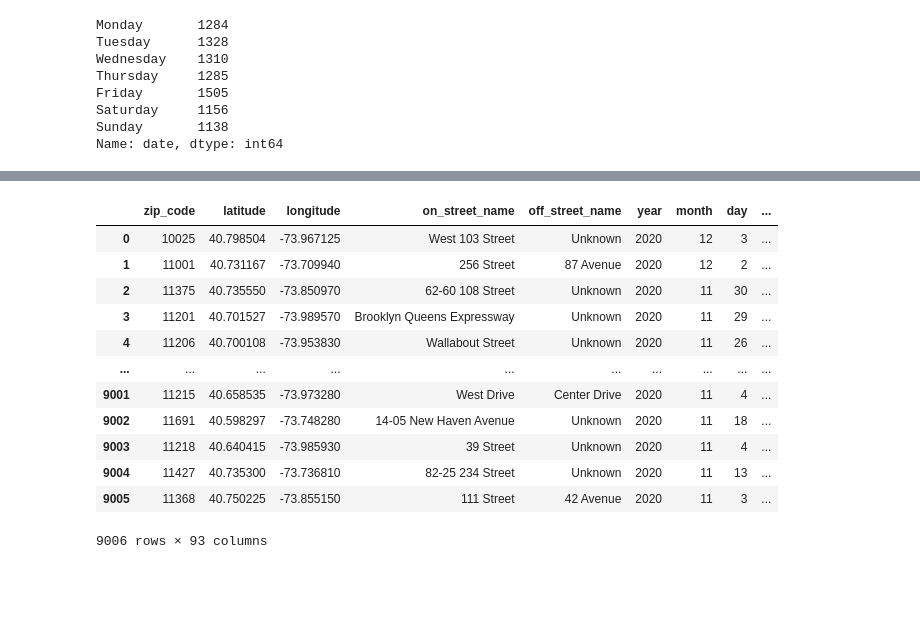
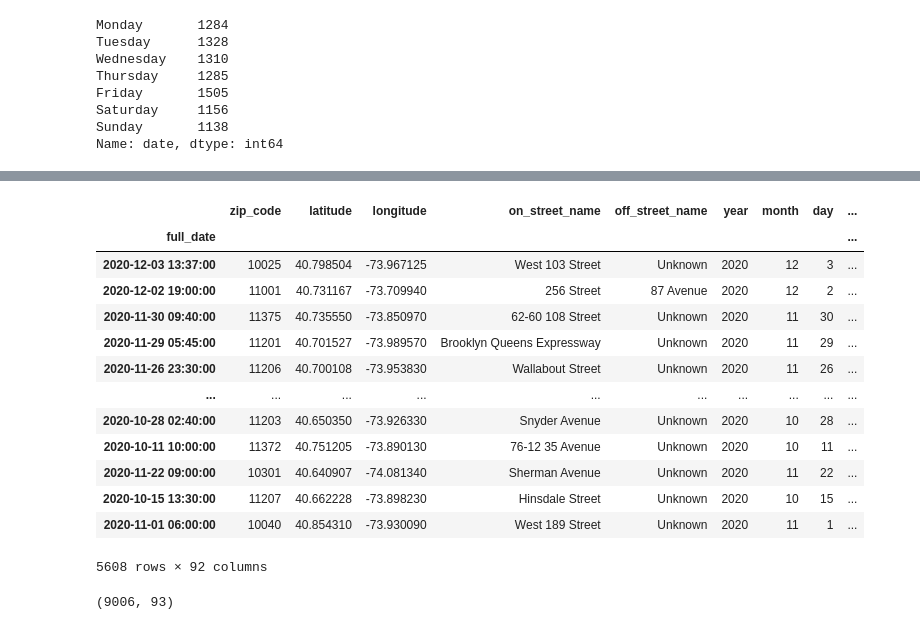
Before and after one commit to jcoumont/nyc-navigation, a Jupyter notebook: nyc.ipynb, the cells around one changed output, grey strips where cells are left out. Drawn from its saved outputs; the diff is of its cells as text; code cells hidden in the pictures; blank space fills up the shorter version.

```diff
--- a/nyc.ipynb
+++ b/nyc.ipynb
@@ -109,5 +82,9 @@ Friday       1505
 Saturday     1156
 Sunday       1138
 Name: date, dtype: int64
+# %%
+df['total_injured'] = df['persons_injured'] + df['pedestrians_injured'] + df['cyclist_injured'] + df['motorist_injured']
+df['total_killed'] = df['persons_killed'] + df['pedestrians_killed'] + df['cyclist_killed'] + df['motorist_killed']
+df['accidents'] = np.repeat(1, df.shape[0])
 # %%
-fd['full_date'] = pd.to_datetime(fd['date'].astype(str)+' '+fd['time'].astype(str))
+df['full_date'] = pd.to_datetime(df['date'].astype(str)+' '+df['time'].astype(str))
@@ -131,18 +91,26 @@ fd.set_index('full_date')
+# %%
+g = df.copy()
+g = g.set_index('full_date')
 # %%
-g = fd.groupby(['on_street_name',pd.Grouper(key = 'full_date', freq='60min')])
+g = g.groupby([pd.Grouper(freq='H'), 'hour'])
 # %%
-g.head(10)
+g.head(5)
 # %% [output]
 |  | zip_code | latitude | longitude | on_street_name | off_street_name | year | month | day | ... |
-| 0 | 10025 | 40.798504 | -73.967125 | West 103 Street | Unknown | 2020 | 12 | 3 | ... |
-| 1 | 11001 | 40.731167 | -73.709940 | 256 Street | 87 Avenue | 2020 | 12 | 2 | ... |
-| 2 | 11375 | 40.735550 | -73.850970 | 62-60 108 Street | Unknown | 2020 | 11 | 30 | ... |
-| 3 | 11201 | 40.701527 | -73.989570 | Brooklyn Queens Expressway | Unknown | 2020 | 11 | 29 | ... |
-| 4 | 11206 | 40.700108 | -73.953830 | Wallabout Street | Unknown | 2020 | 11 | 26 | ... |
+| full_date |  |  |  |  |  |  |  |  | ... |
+| 2020-12-03 13:37:00 | 10025 | 40.798504 | -73.967125 | West 103 Street | Unknown | 2020 | 12 | 3 | ... |
+| 2020-12-02 19:00:00 | 11001 | 40.731167 | -73.709940 | 256 Street | 87 Avenue | 2020 | 12 | 2 | ... |
+| 2020-11-30 09:40:00 | 11375 | 40.735550 | -73.850970 | 62-60 108 Street | Unknown | 2020 | 11 | 30 | ... |
+| 2020-11-29 05:45:00 | 11201 | 40.701527 | -73.989570 | Brooklyn Queens Expressway | Unknown | 2020 | 11 | 29 | ... |
+| 2020-11-26 23:30:00 | 11206 | 40.700108 | -73.953830 | Wallabout Street | Unknown | 2020 | 11 | 26 | ... |
 | ... | ... | ... | ... | ... | ... | ... | ... | ... | ... |
-| 9001 | 11215 | 40.658535 | -73.973280 | West Drive | Center Drive | 2020 | 11 | 4 | ... |
-| 9002 | 11691 | 40.598297 | -73.748280 | 14-05 New Haven Avenue | Unknown | 2020 | 11 | 18 | ... |
-| 9003 | 11218 | 40.640415 | -73.985930 | 39 Street | Unknown | 2020 | 11 | 4 | ... |
-| 9004 | 11427 | 40.735300 | -73.736810 | 82-25 234 Street | Unknown | 2020 | 11 | 13 | ... |
-| 9005 | 11368 | 40.750225 | -73.855150 | 111 Street | 42 Avenue | 2020 | 11 | 3 | ... |
+| 2020-10-28 02:40:00 | 11203 | 40.650350 | -73.926330 | Snyder Avenue | Unknown | 2020 | 10 | 28 | ... |
+| 2020-10-11 10:00:00 | 11372 | 40.751205 | -73.890130 | 76-12 35 Avenue | Unknown | 2020 | 10 | 11 | ... |
+| 2020-11-22 09:00:00 | 10301 | 40.640907 | -74.081340 | Sherman Avenue | Unknown | 2020 | 11 | 22 | ... |
+| 2020-10-15 13:30:00 | 11207 | 40.662228 | -73.898230 | Hinsdale Street | Unknown | 2020 | 10 | 15 | ... |
+| 2020-11-01 06:00:00 | 10040 | 40.854310 | -73.930090 | West 189 Street | Unknown | 2020 | 11 | 1 | ... |
-9006 rows × 93 columns
+5608 rows × 92 columns
+# %%
+df.shape
+# %% [output]
+(9006, 93)
```
Also changed, not shown: parts of 17 cells of this notebook, 1 other file.
